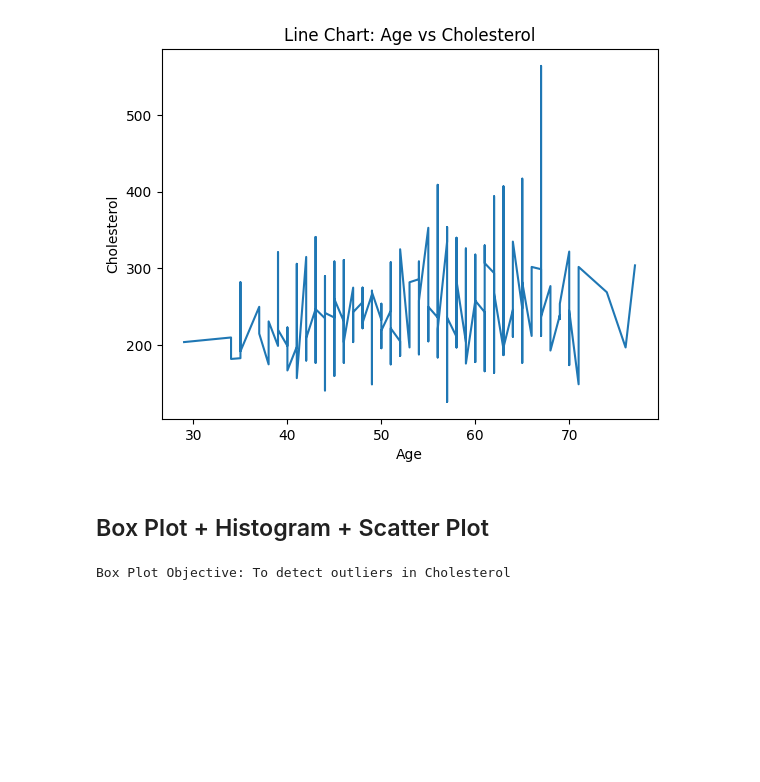
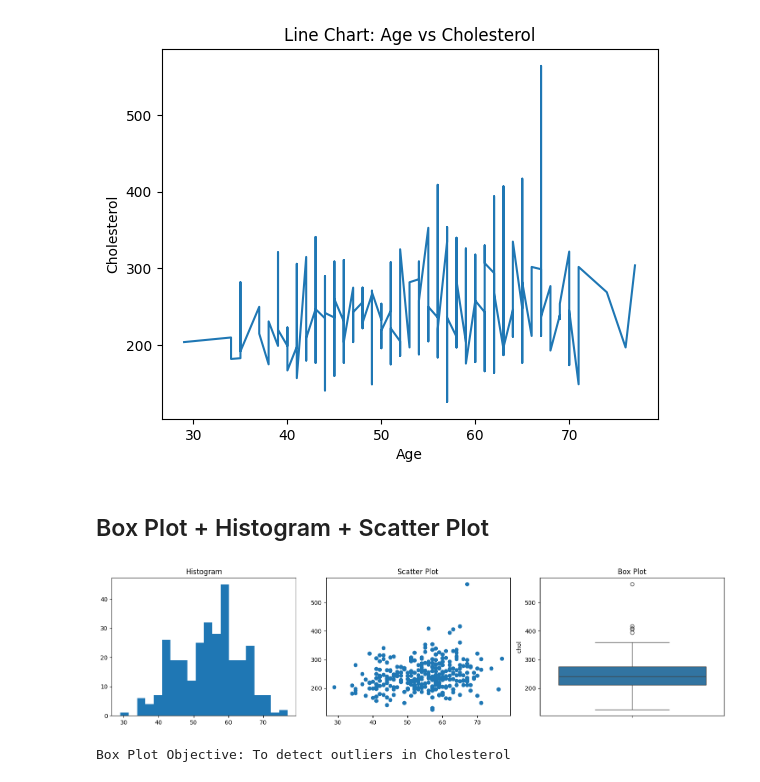
Before and after one commit to Prajwalchin/DSBDA-Codes, a Jupyter notebook: ps17.ipynb, the cells around one changed output. Cells and saved outputs as stored; diff of their text form; code cells hidden in the pictures; blank space fills up the shorter version.

```diff
--- a/ps17.ipynb
+++ b/ps17.ipynb
@@ -82,6 +82,28 @@ Line Chart Objective: To show trend between Age and Cholesterol
 [figure]
 # %% [markdown]
 ## Box Plot + Histogram + Scatter Plot
+# %%
+plt.figure(figsize=(15, 4))
+
+# Histogram
+plt.subplot(1, 3, 1)
+plt.hist(df['age'], bins=20)
+plt.title("Histogram")
+
+# Scatter Plot
+plt.subplot(1, 3, 2)
+plt.scatter(df['age'], df['chol'])
+plt.title("Scatter Plot")
+
+# Box Plot
+plt.subplot(1, 3, 3)
+sns.boxplot(y=df['chol'])
+plt.title("Box Plot")
+
+plt.tight_layout()
+plt.show()
+# %% [output]
+[figure, added]
 # %%
 # Box Plot Objective: To detect outliers in Cholesterol
 print("Box Plot Objective: To detect outliers in Cholesterol")
```
Also changed, not shown: 7 other files.
